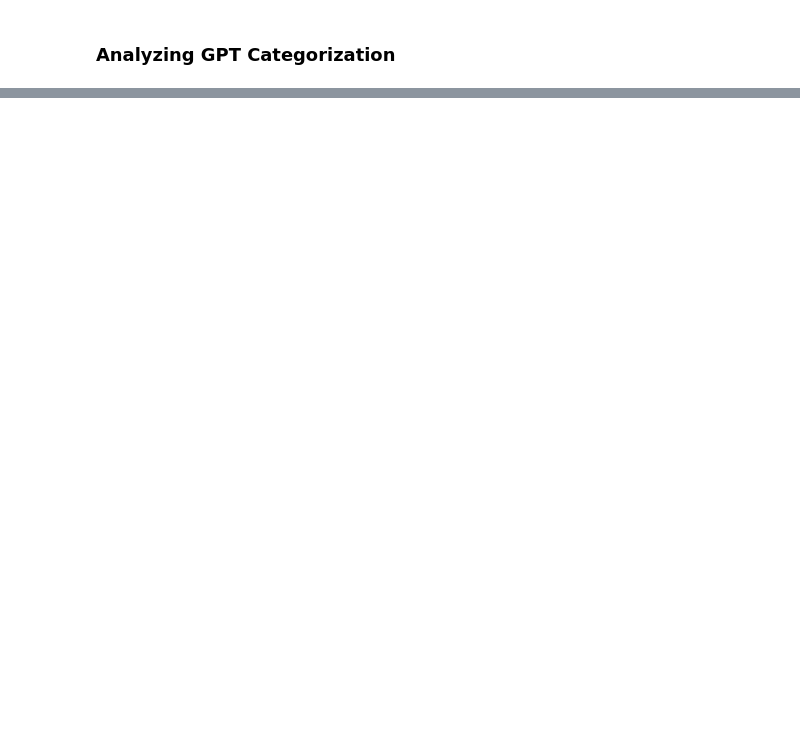
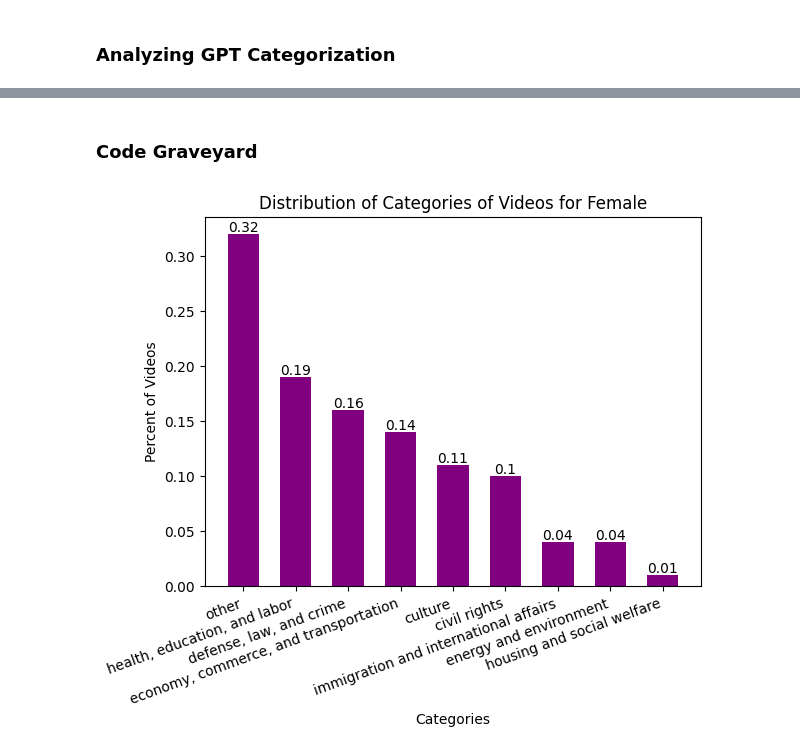
Before and after one commit to tsrogers9/CS315-proj3-group2, a Jupyter notebook: 2-analysis/gpt_categorization_analysis.ipynb, the cells around one changed output, grey strips where cells are left out. Saved outputs shown, nothing was run; the diff lists cells and outputs as text; code cells hidden in the pictures; blank space fills up the shorter version.

```diff
--- a/2-analysis/gpt_categorization_analysis.ipynb
+++ b/2-analysis/gpt_categorization_analysis.ipynb
@@ -38,0 +68,17 @@ Name: count, dtype: int64
+# %% [markdown]
+### Code Graveyard
+# %%
+def visualize_categories(df, gender):
+    output = calculate_top_categories(df)
+
+    bars = plt.bar(output["Description"], round(output["percent"],2), color = "purple", width = 0.6)
+    plt.bar_label(bars)
+    plt.xticks(rotation=20, ha='right')
+    plt.xlabel("Categories")
+    plt.ylabel("Percent of Videos")
+    plt.title(f"Distribution of Categories of Videos for {gender}")
+    plt.show()
+
+visualize_categories(female, "Female")
+# %% [output]
+[figure, added]
```
Also changed, not shown: parts of 4 cells of this notebook.
